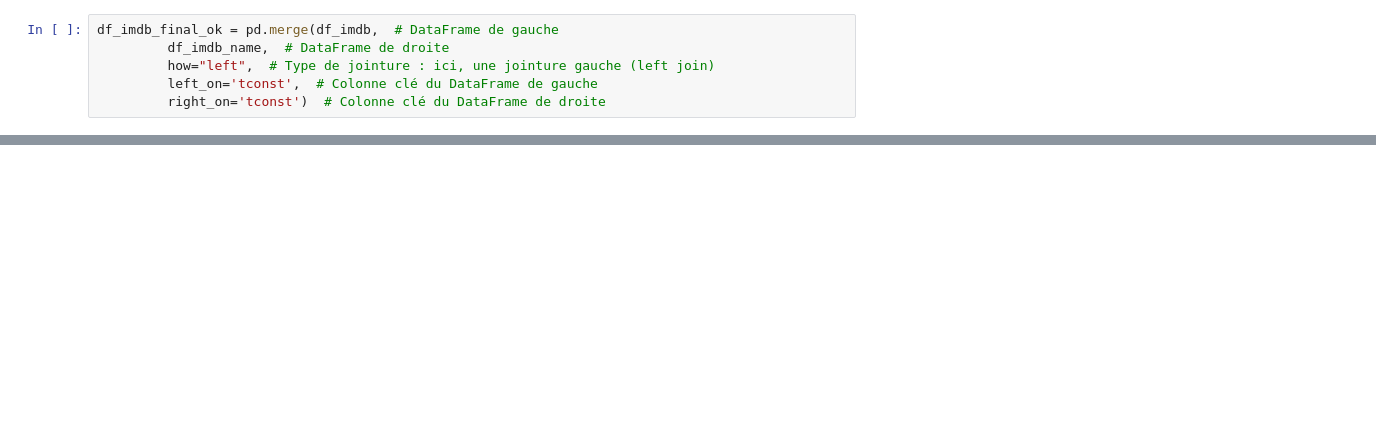
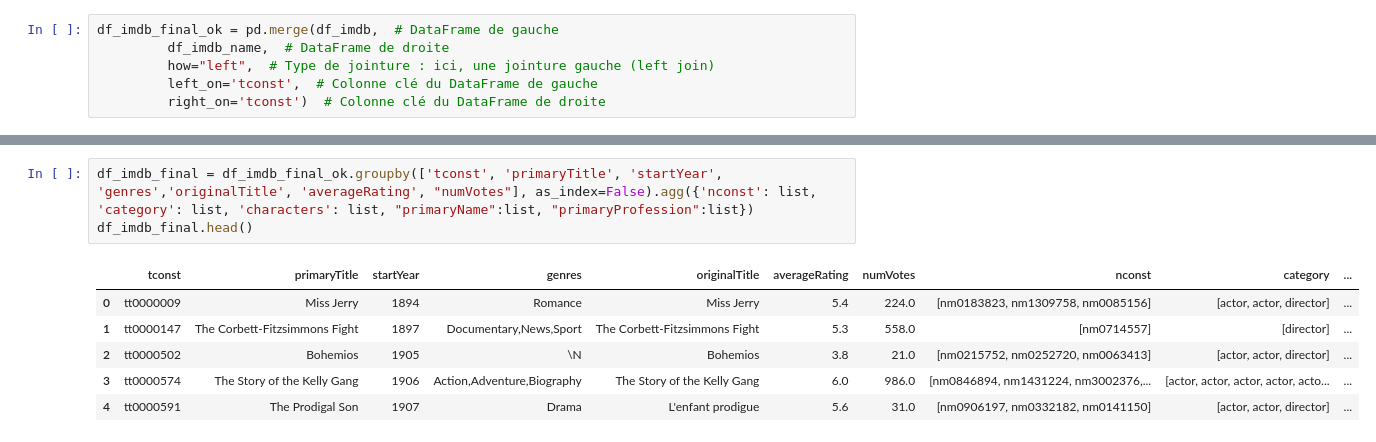
Before and after one commit to Alex-Becovic/WCS_Projet2, a Jupyter notebook: exploration_imdb.ipynb, the cells around one changed output, grey strips where cells are left out. Saved outputs shown, nothing was run; the diff lists cells and outputs as text; blank space fills up the shorter version.

```diff
--- a/exploration_imdb.ipynb
+++ b/exploration_imdb.ipynb
@@ -203,0 +224,10 @@ df_imdb_final_ok
+# %%
+df_imdb_final = df_imdb_final_ok.groupby(['tconst', 'primaryTitle', 'startYear', 'genres','originalTitle', 'averageRating', "numVotes"], as_index=False).agg({'nconst': list, 'category': list, 'characters': list, "primaryName":list, "primaryProfession":list})
+df_imdb_final.head()
+# %% [output]
+|  | tconst | primaryTitle | startYear | genres | originalTitle | averageRating | numVotes | nconst | category | ... |
+| 0 | tt0000009 | Miss Jerry | 1894 | Romance | Miss Jerry | 5.4 | 224.0 | [nm0183823, nm1309758, nm0085156] | [actor, actor, director] | ... |
+| 1 | tt0000147 | The Corbett-Fitzsimmons Fight | 1897 | Documentary,News,Sport | The Corbett-Fitzsimmons Fight | 5.3 | 558.0 | [nm0714557] | [director] | ... |
+| 2 | tt0000502 | Bohemios | 1905 | \N | Bohemios | 3.8 | 21.0 | [nm0215752, nm0252720, nm0063413] | [actor, actor, director] | ... |
+| 3 | tt0000574 | The Story of the Kelly Gang | 1906 | Action,Adventure,Biography | The Story of the Kelly Gang | 6.0 | 986.0 | [nm0846894, nm1431224, nm3002376,... | [actor, actor, actor, actor, acto... | ... |
+| 4 | tt0000591 | The Prodigal Son | 1907 | Drama | L'enfant prodigue | 5.6 | 31.0 | [nm0906197, nm0332182, nm0141150] | [actor, actor, director] | ... |
```
Also changed, not shown: parts of 22 cells of this notebook.
